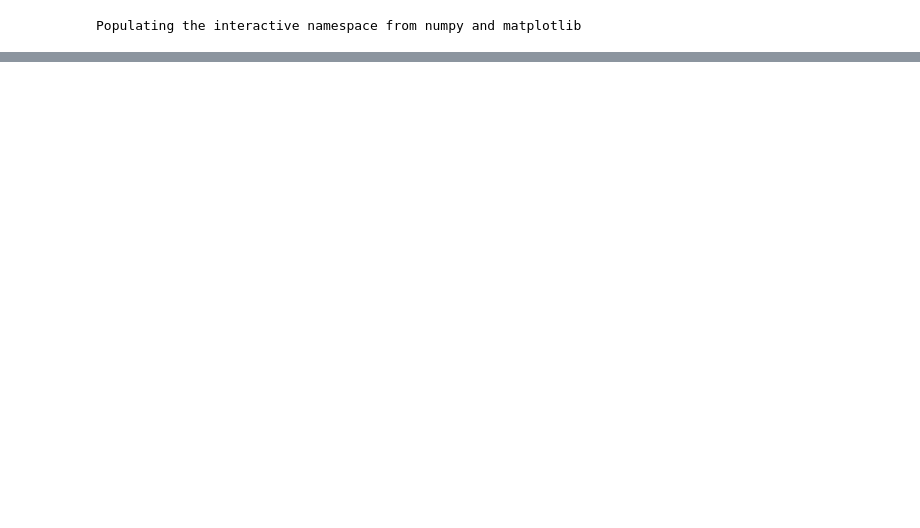
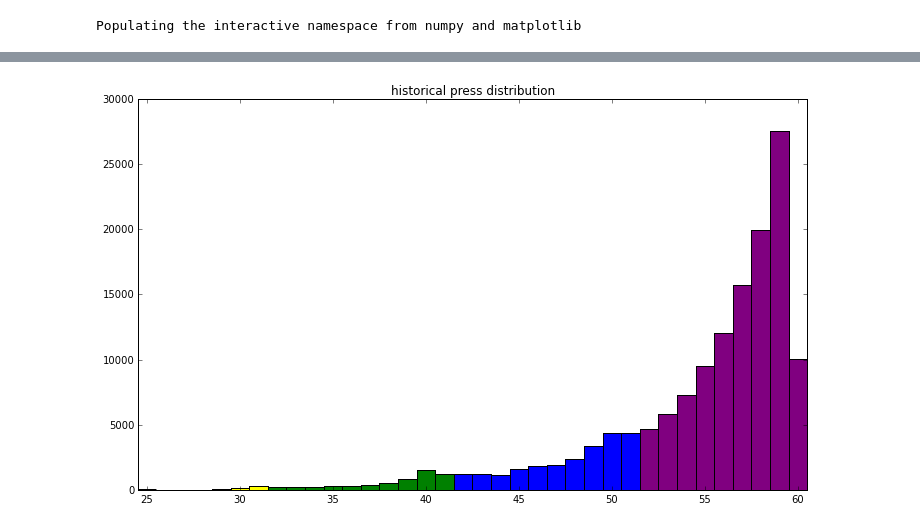
Before and after one commit to abra3607/thebutton, a Jupyter notebook: analysis/analysis.ipynb, the cells around one changed output, grey strips where cells are left out. Cells and saved outputs as stored; diff of their text form; code cells hidden in the pictures; blank space fills up the shorter version.

```diff
--- a/analysis/analysis.ipynb
+++ b/analysis/analysis.ipynb
@@ -59,0 +63,10 @@ savefig('plot.png')
+# %%
+presses = []
+
+prev_tick = ticks[0, 2]
+for i in ticks:
+    if i[2] >= prev_tick:
+        presses.append([i[0], prev_tick])
+
+    prev_tick = i[2]
+presses = array(presses)
@@ -59,0 +164,25 @@ savefig('plot.png')
+# %%
+def chist(x, **kw):
+    if len(x) == 0:
+        return
+    hist(x, **kw)
+# %%
+X = presses[:, 1]
+
+figure(figsize=(12, 7))
+
+fr = min(X) // 5 *  5
+b = list(range(fr, 62))
+xlim((fr, 61))
+
+for i in range(6):
+    chist(X[(lb[i] <= X) * (X < hb[i])], bins=b, color=C[i])
+
+ticks = array(range(fr, 61, 5))
+gca().set_xticks(ticks + 0.5)
+gca().set_xticklabels(mapl(str, ticks))
+
+title('historical press distribution')
+savefig('all_hist.png', bbox_inches='tight')
+# %% [output]
+[figure, added]
```
Also changed, not shown: parts of 16 cells of this notebook, 11 other files.
